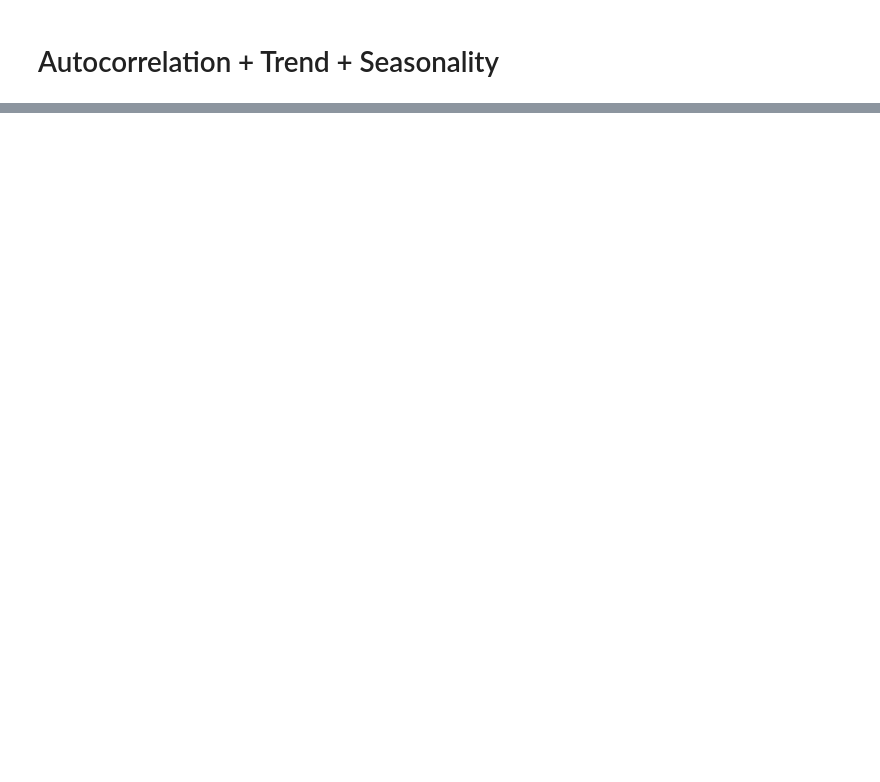
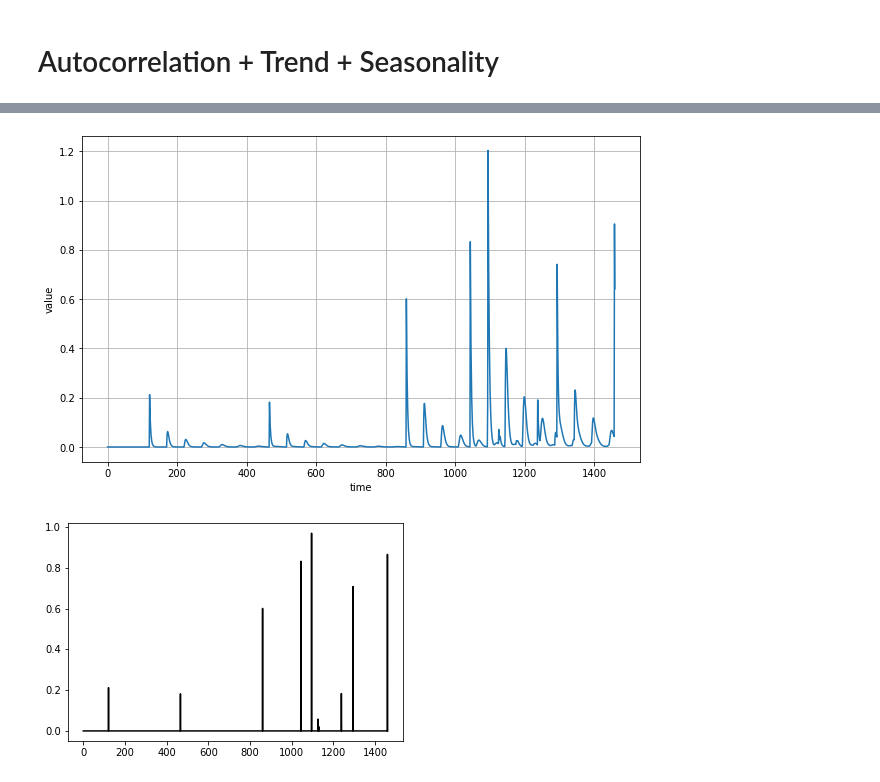
Before and after one commit to gak92/DeepLearningAI-Tensorflow-Developer, a Jupyter notebook: 4_Time_Series/01_Time_Series_Basics.ipynb, the cells around one changed output, grey strips where cells are left out. Cells and saved outputs as stored; diff of their text form; code cells hidden in the pictures; blank space fills up the shorter version.

```diff
--- a/4_Time_Series/01_Time_Series_Basics.ipynb
+++ b/4_Time_Series/01_Time_Series_Basics.ipynb
@@ -139,0 +179,9 @@ plot_time_series(time[:300], series[:300])
+# %%
+signal = impulses(time, 10, seed=42)
+series = autocorrelation(signal, {1: 0.70, 50: 0.2})
+plot_time_series(time, series)
+plt.plot(time, signal, "k-")
+plt.show()
+# %% [output]
+[figure, added]
+[figure, added]
```
Also changed, not shown: parts of 19 cells of this notebook.
